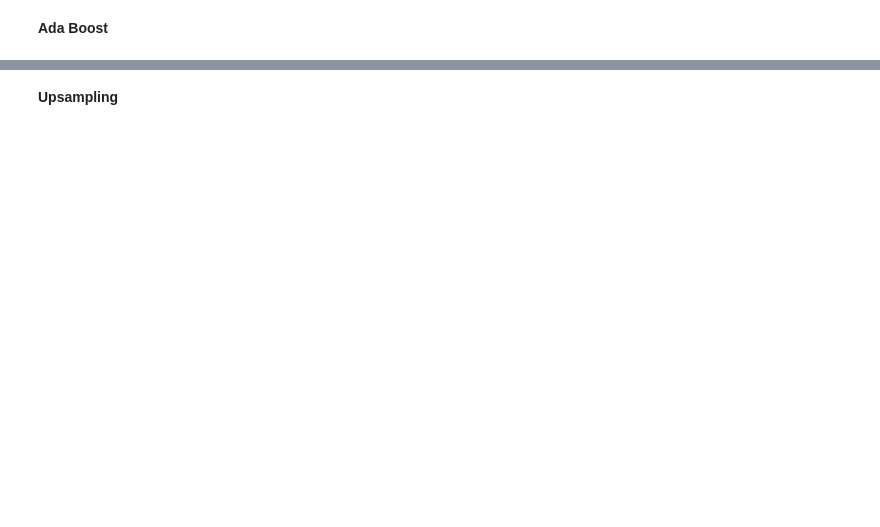
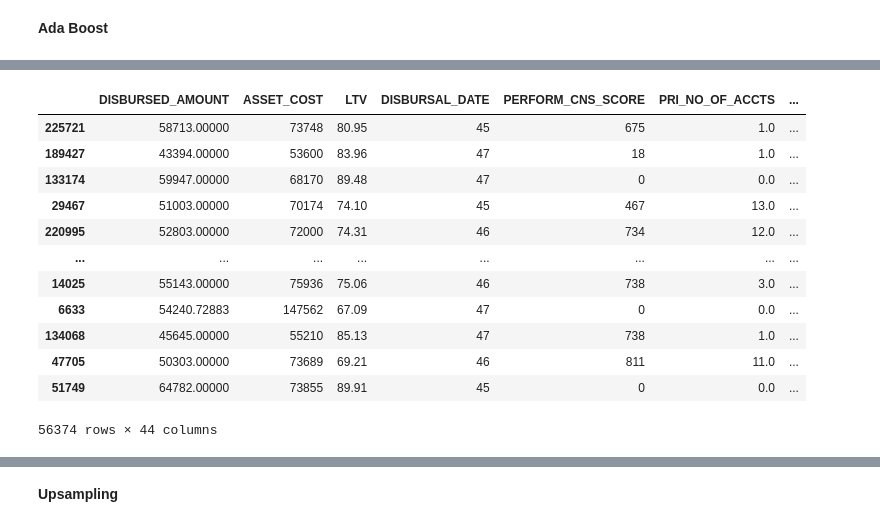
Before and after one commit to Sahilsingh0808/IME672_Project, a Jupyter notebook: IME672_Group_Project.ipynb, the cells around one changed output, grey strips where cells are left out. Saved outputs shown, nothing was run; the diff lists cells and outputs as text; code cells hidden in the pictures; blank space fills up the shorter version.

```diff
--- a/IME672_Group_Project.ipynb
+++ b/IME672_Group_Project.ipynb
@@ -1051,9 +1081,10 @@ plt.show()
 # %%
 from imblearn.over_sampling import SMOTE
 
+X_train, X_test, y_train, y_test = train_test_split(X, y, test_size=0.25, random_state=27)
+
 sm = SMOTE(random_state=27)
 X_train, y_train = sm.fit_resample(X_train, y_train)
-# X_train, y_train = sm.fit_sample(X_train, y_train)
 # %% [markdown]
 Stochiastic Gradient Descent
 # %%
@@ -1226,3 +1282,19 @@ print(classification_report(y_test,ada_pred))
+# %%
+X_test
+# %% [output]
+|  | DISBURSED_AMOUNT | ASSET_COST | LTV | DISBURSAL_DATE | PERFORM_CNS_SCORE | PRI_NO_OF_ACCTS | ... |
+| 225721 | 58713.00000 | 73748 | 80.95 | 45 | 675 | 1.0 | ... |
+| 189427 | 43394.00000 | 53600 | 83.96 | 47 | 18 | 1.0 | ... |
+| 133174 | 59947.00000 | 68170 | 89.48 | 47 | 0 | 0.0 | ... |
+| 29467 | 51003.00000 | 70174 | 74.10 | 45 | 467 | 13.0 | ... |
+| 220995 | 52803.00000 | 72000 | 74.31 | 46 | 734 | 12.0 | ... |
+| ... | ... | ... | ... | ... | ... | ... | ... |
+| 14025 | 55143.00000 | 75936 | 75.06 | 46 | 738 | 3.0 | ... |
+| 6633 | 54240.72883 | 147562 | 67.09 | 47 | 0 | 0.0 | ... |
+| 134068 | 45645.00000 | 55210 | 85.13 | 47 | 738 | 1.0 | ... |
+| 47705 | 50303.00000 | 73689 | 69.21 | 46 | 811 | 11.0 | ... |
+| 51749 | 64782.00000 | 73855 | 89.91 | 45 | 0 | 0.0 | ... |
+56374 rows × 44 columns
 # %%
 from sklearn import metrics
 
```
Also changed, not shown: parts of 31 cells of this notebook, 1 other file.
